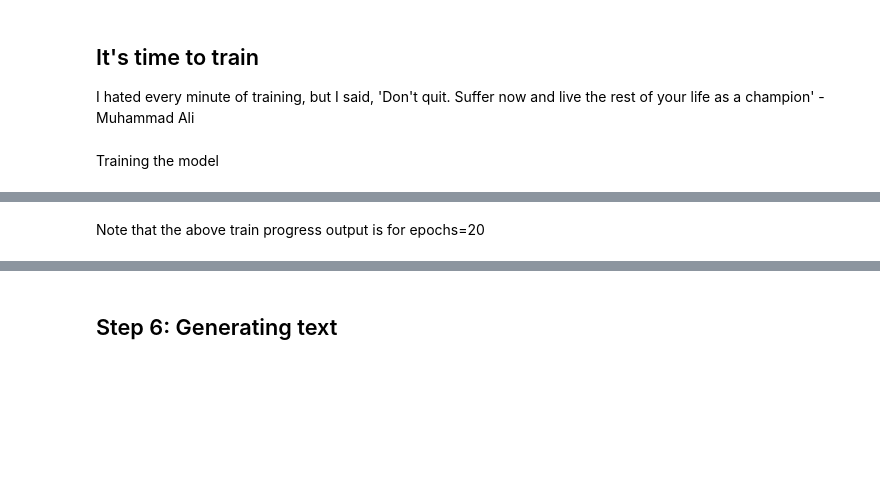
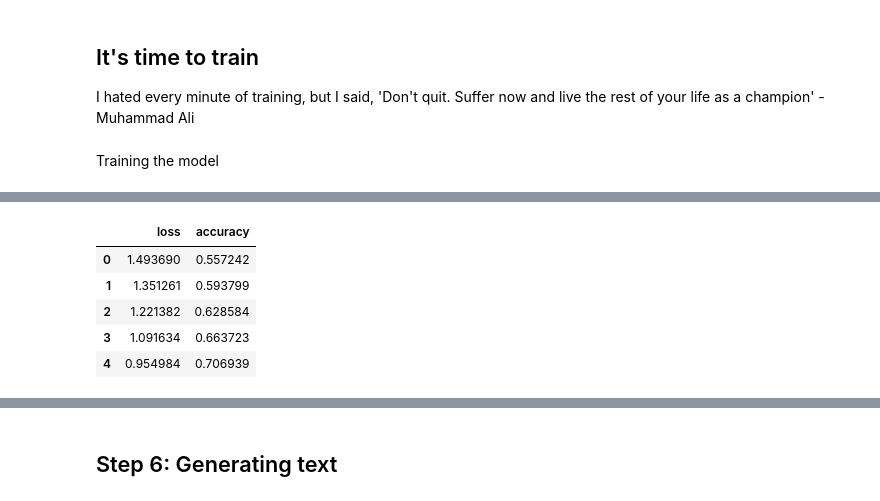
Before and after one commit to chandravenky/Generating-Text-using-RNN, a Jupyter notebook: Generating_text_using_RNN.ipynb, the cells around one changed output, grey strips where cells are left out. Saved outputs shown, nothing was run; the diff lists cells and outputs as text; code cells hidden in the pictures; blank space fills up the shorter version.

```diff
--- a/Generating_text_using_RNN.ipynb
+++ b/Generating_text_using_RNN.ipynb
@@ -271,3 +271,11 @@ Epoch 20/20
 <tensorflow.python.keras.callbacks.History at 0x...>
-# %% [markdown]
-Note that the above train progress output is for epochs=20
+# %%
+losses = pd.DataFrame(model.history.history)
+losses.head()
+# %% [output]
+|  | loss | accuracy |
+| 0 | 1.493690 | 0.557242 |
+| 1 | 1.351261 | 0.593799 |
+| 2 | 1.221382 | 0.628584 |
+| 3 | 1.091634 | 0.663723 |
+| 4 | 0.954984 | 0.706939 |
```
Also changed, not shown: parts of 8 cells of this notebook.
